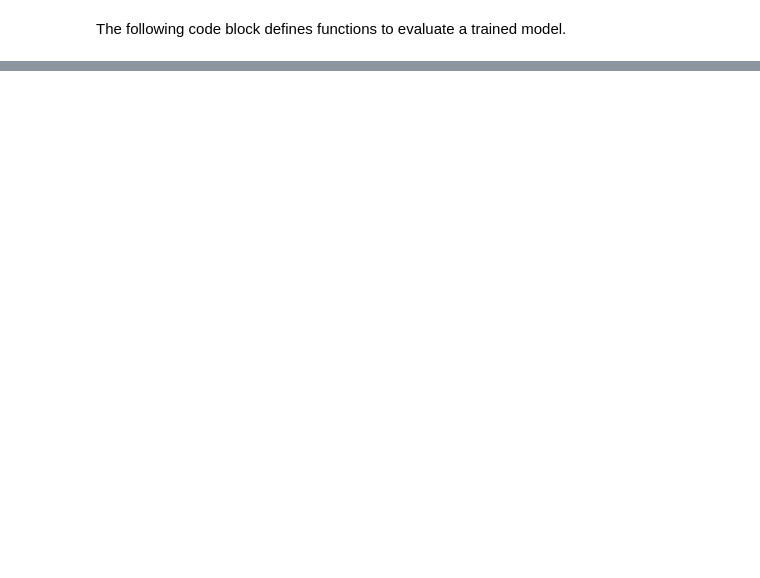
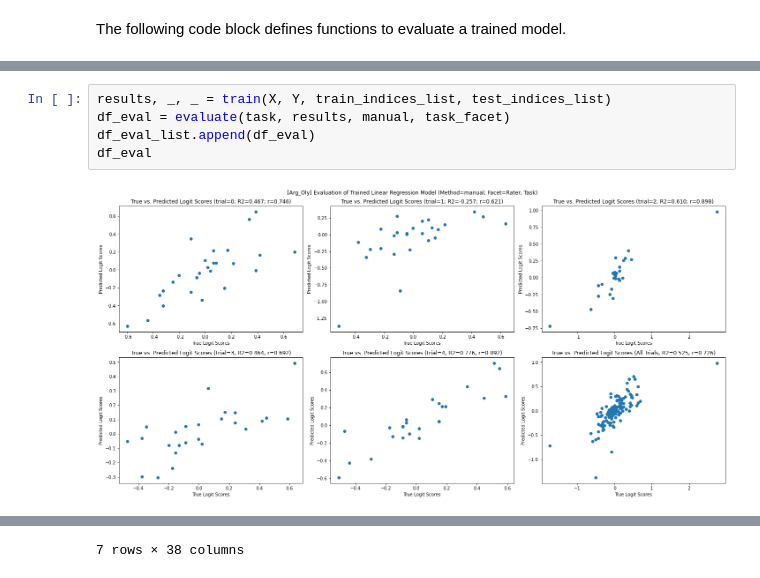
Before and after one commit to RusCucumber/fluency_feature_annotation_experiment, a Jupyter notebook: 05_Experiment_07_Predictability.ipynb, the cells around one changed output, grey strips where cells are left out. Saved outputs shown, nothing was run; the diff lists cells and outputs as text; blank space fills up the shorter version.

```diff
--- a/05_Experiment_07_Predictability.ipynb
+++ b/05_Experiment_07_Predictability.ipynb
@@ -692,0 +496,7 @@ evaluate(task, results, manual)
+# %%
+results, _, _ = train(X, Y, train_indices_list, test_indices_list)
+df_eval = evaluate(task, results, manual, task_facet)
+df_eval_list.append(df_eval)
+df_eval
+# %% [output]
+[figure, added]
@@ -692,0 +512 @@ evaluate(task, results, manual)
+7 rows × 38 columns
```
Also changed, not shown: parts of 97 cells of this notebook, 13 other files.
